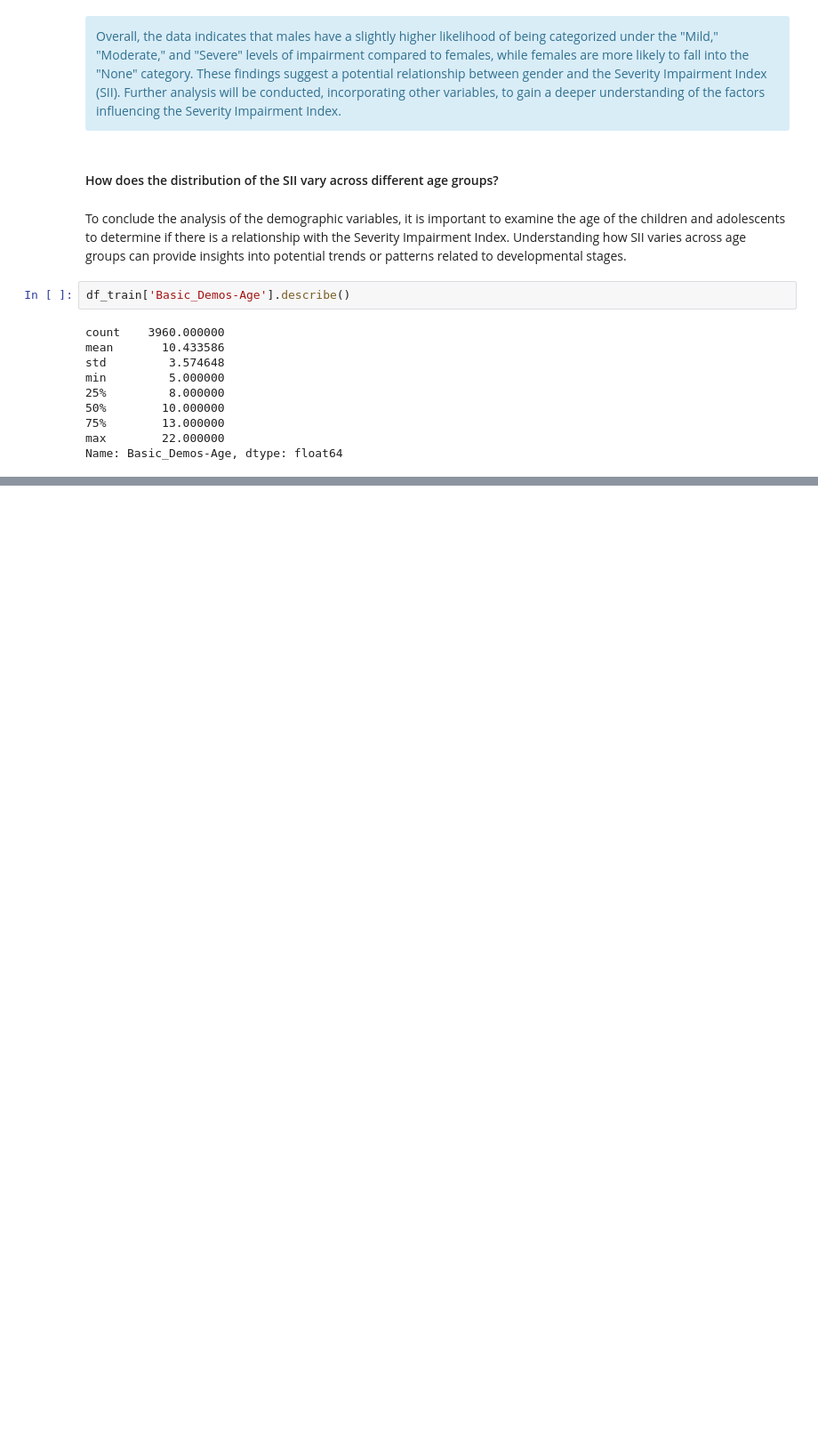
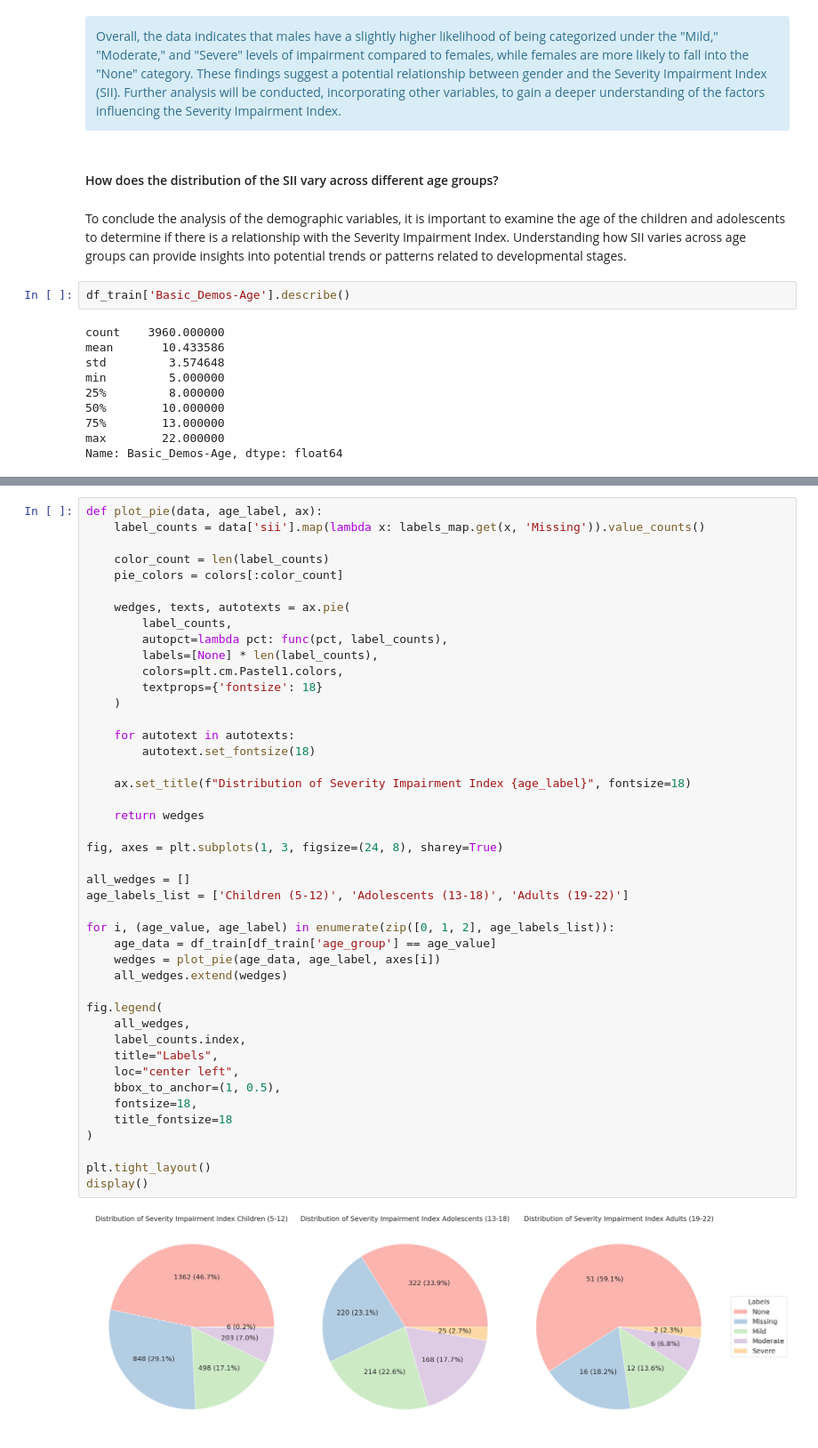
Before and after one commit to datateamclub/project_child_problematic_internet_use_03, a Jupyter notebook: internet_use_v3.ipynb, the cells around one changed output, grey strips where cells are left out. Shown at 89% size. Drawn from its saved outputs; the diff is of its cells as text; blank space fills up the shorter version.

```diff
--- a/internet_use_v3.ipynb
+++ b/internet_use_v3.ipynb
@@ -306,0 +365,46 @@ display()
+# %%
+def plot_pie(data, age_label, ax):
+    label_counts = data['sii'].map(lambda x: labels_map.get(x, 'Missing')).value_counts()
+
+    color_count = len(label_counts)
+    pie_colors = colors[:color_count]
+
+    wedges, texts, autotexts = ax.pie(
+        label_counts,
+        autopct=lambda pct: func(pct, label_counts),
+        labels=[None] * len(label_counts),
+        colors=plt.cm.Pastel1.colors,
+        textprops={'fontsize': 18}
+    )
+
+    for autotext in autotexts:
+        autotext.set_fontsize(18)
+
+    ax.set_title(f"Distribution of Severity Impairment Index {age_label}", fontsize=18)
+
+    return wedges
+
+fig, axes = plt.subplots(1, 3, figsize=(24, 8), sharey=True)
+
+all_wedges = []
+age_labels_list = ['Children (5-12)', 'Adolescents (13-18)', 'Adults (19-22)']
+
+for i, (age_value, age_label) in enumerate(zip([0, 1, 2], age_labels_list)):
+    age_data = df_train[df_train['age_group'] == age_value]
+    wedges = plot_pie(age_data, age_label, axes[i])
+    all_wedges.extend(wedges)
+
+fig.legend(
+    all_wedges,
+    label_counts.index,
+    title="Labels",
+    loc="center left",
+    bbox_to_anchor=(1, 0.5),
+    fontsize=18,
+    title_fontsize=18
+)
+
+plt.tight_layout()
+display()
+# %% [output]
+[figure, added]
```
Also changed, not shown: parts of 6 cells of this notebook.
